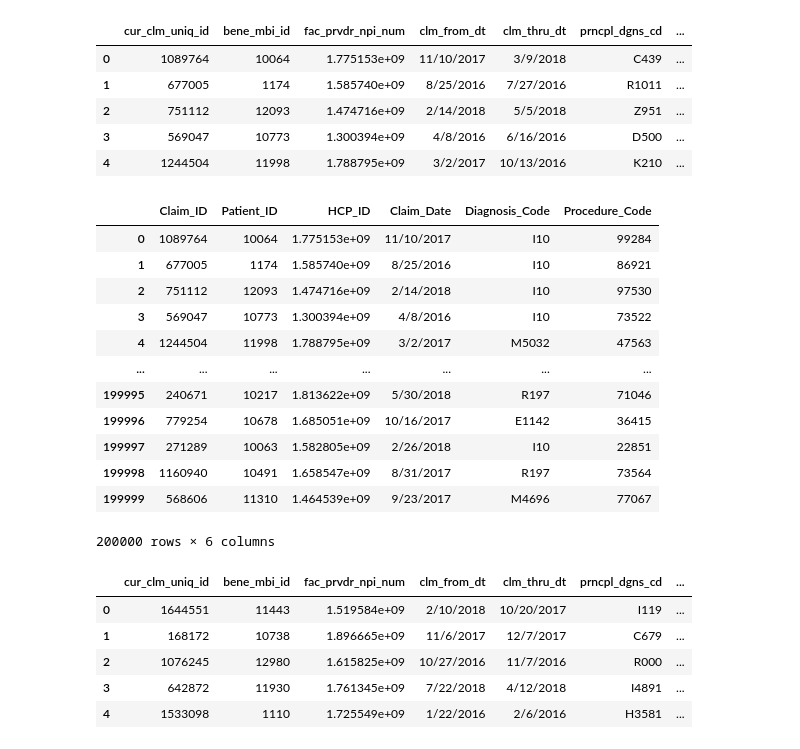
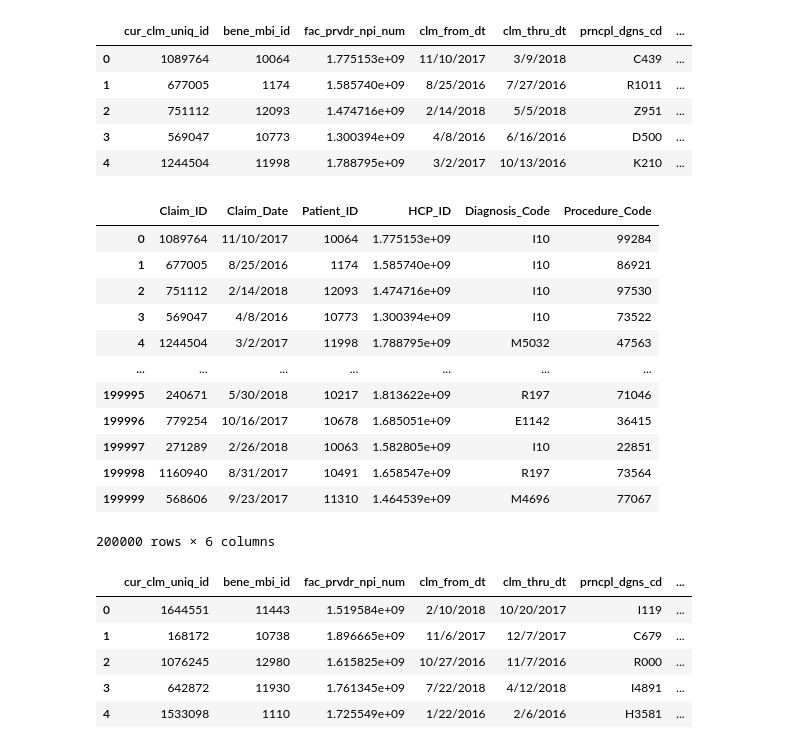
Before and after one commit to aakarsh31/BIA810-Healthcare_Anesthesia-Market-Analysis, a Jupyter notebook: BIA810_final.ipynb, the cells around one changed output. Cells and saved outputs as stored; diff of their text form; code cells hidden in the pictures.

```diff
--- a/BIA810_final.ipynb
+++ b/BIA810_final.ipynb
@@ -89,31 +90,31 @@ claims_2_raw.head()
 | 4 | 1244504 | 11998 | 1.788795e+09 | 3/2/2017 | 10/13/2016 | K210 | ... |
 # %%
 claims_2 = claims_2_raw[[
-    'cur_clm_uniq_id', 'bene_mbi_id', 'fac_prvdr_npi_num', 'clm_from_dt', 'clm_dgns_cd', 'clm_line_hcpcs_cd'
+    'cur_clm_uniq_id', 'clm_from_dt', 'bene_mbi_id', 'fac_prvdr_npi_num', 'clm_dgns_cd', 'clm_line_hcpcs_cd'
 ]].rename(
     columns={
         'cur_clm_uniq_id': 'Claim_ID',
+        'clm_from_dt': 'Claim_Date',
         'bene_mbi_id': 'Patient_ID',
         'fac_prvdr_npi_num': 'HCP_ID',
-        'clm_from_dt': 'Claim_Date',
         'clm_dgns_cd': 'Diagnosis_Code',
         'clm_line_hcpcs_cd': 'Procedure_Code'
     }
 )
 claims_2
 # %% [output]
-|  | Claim_ID | Patient_ID | HCP_ID | Claim_Date | Diagnosis_Code | Procedure_Code |
-| 0 | 1089764 | 10064 | 1.775153e+09 | 11/10/2017 | I10 | 99284 |
-| 1 | 677005 | 1174 | 1.585740e+09 | 8/25/2016 | I10 | 86921 |
-| 2 | 751112 | 12093 | 1.474716e+09 | 2/14/2018 | I10 | 97530 |
-| 3 | 569047 | 10773 | 1.300394e+09 | 4/8/2016 | I10 | 73522 |
-| 4 | 1244504 | 11998 | 1.788795e+09 | 3/2/2017 | M5032 | 47563 |
+|  | Claim_ID | Claim_Date | Patient_ID | HCP_ID | Diagnosis_Code | Procedure_Code |
+| 0 | 1089764 | 11/10/2017 | 10064 | 1.775153e+09 | I10 | 99284 |
+| 1 | 677005 | 8/25/2016 | 1174 | 1.585740e+09 | I10 | 86921 |
+| 2 | 751112 | 2/14/2018 | 12093 | 1.474716e+09 | I10 | 97530 |
+| 3 | 569047 | 4/8/2016 | 10773 | 1.300394e+09 | I10 | 73522 |
+| 4 | 1244504 | 3/2/2017 | 11998 | 1.788795e+09 | M5032 | 47563 |
 | ... | ... | ... | ... | ... | ... | ... |
-| 199995 | 240671 | 10217 | 1.813622e+09 | 5/30/2018 | R197 | 71046 |
-| 199996 | 779254 | 10678 | 1.685051e+09 | 10/16/2017 | E1142 | 36415 |
-| 199997 | 271289 | 10063 | 1.582805e+09 | 2/26/2018 | I10 | 22851 |
-| 199998 | 1160940 | 10491 | 1.658547e+09 | 8/31/2017 | R197 | 73564 |
-| 199999 | 568606 | 11310 | 1.464539e+09 | 9/23/2017 | M4696 | 77067 |
+| 199995 | 240671 | 5/30/2018 | 10217 | 1.813622e+09 | R197 | 71046 |
+| 199996 | 779254 | 10/16/2017 | 10678 | 1.685051e+09 | E1142 | 36415 |
+| 199997 | 271289 | 2/26/2018 | 10063 | 1.582805e+09 | I10 | 22851 |
+| 199998 | 1160940 | 8/31/2017 | 10491 | 1.658547e+09 | R197 | 73564 |
+| 199999 | 568606 | 9/23/2017 | 11310 | 1.464539e+09 | M4696 | 77067 |
 200000 rows × 6 columns
 # %%
 claims_3_raw =  pd.read_csv("input_datasets/Medicare_Claims_data_part_3.csv")
```
Also changed, not shown: parts of 45 cells of this notebook, 1 other file.
